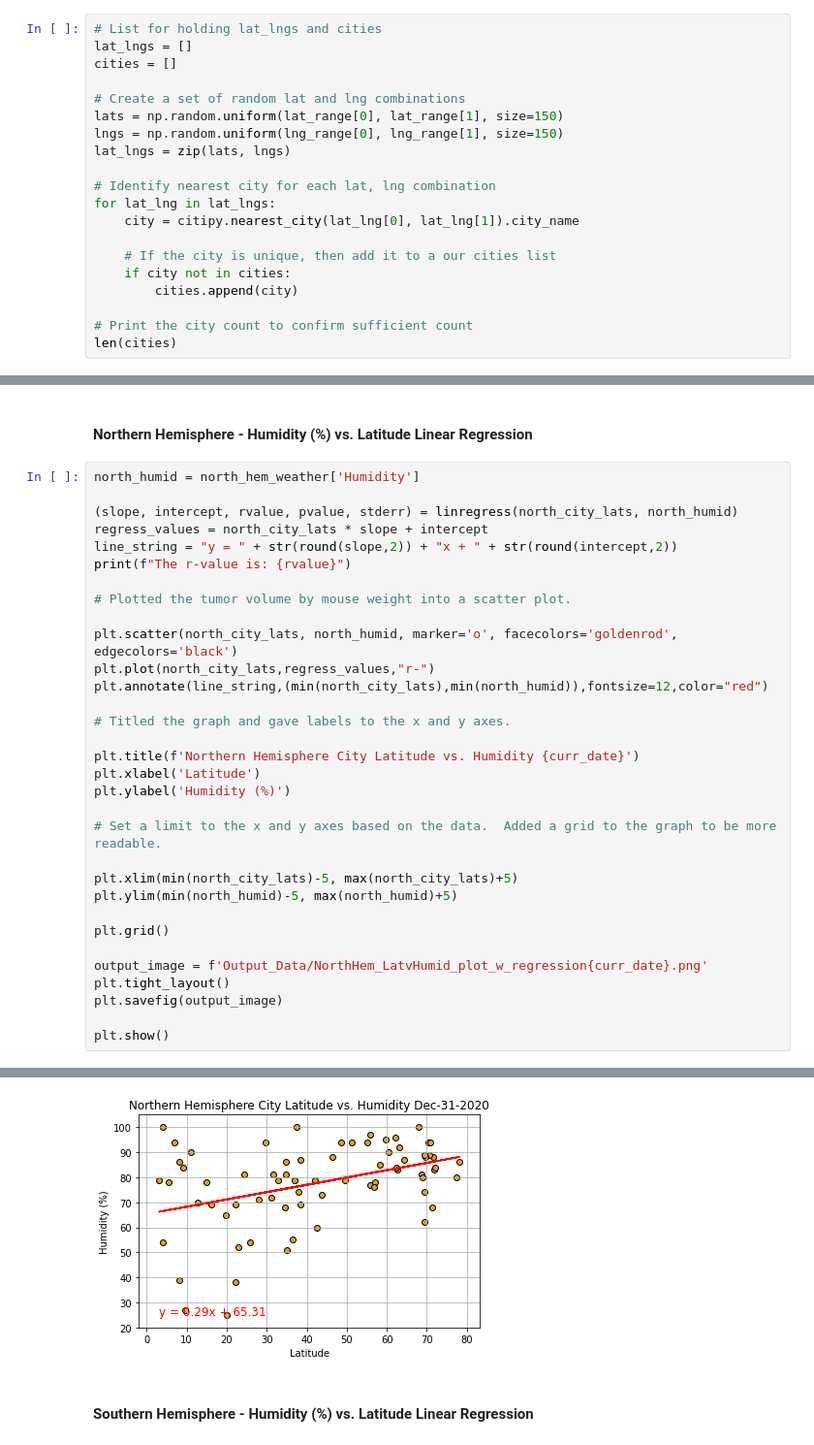
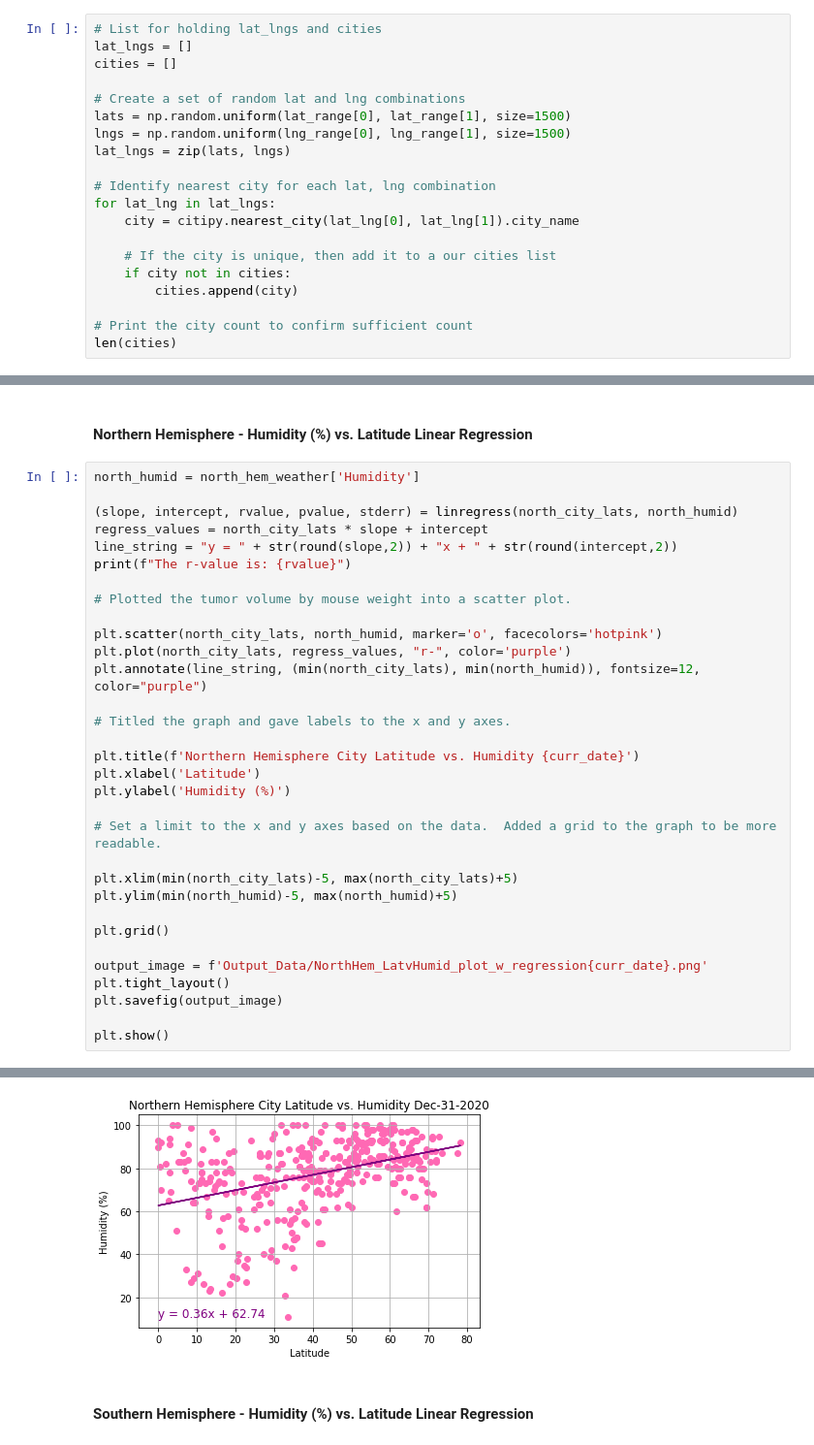
Before and after one commit to pspitzer86/Python-API-Challenge, a Jupyter notebook: WeatherPy/WeatherPy.ipynb, the cells around one changed output, grey strips where cells are left out. Shown at 97% size. Cells and saved outputs as stored; diff of their text form.

Commit message:
adjusted colors for all plots

```diff
--- a/WeatherPy/WeatherPy.ipynb
+++ b/WeatherPy/WeatherPy.ipynb
@@ -37,8 +37,8 @@ lat_lngs = []
 cities = []
 
 # Create a set of random lat and lng combinations
-lats = np.random.uniform(lat_range[0], lat_range[1], size=150)
-lngs = np.random.uniform(lng_range[0], lng_range[1], size=150)
+lats = np.random.uniform(lat_range[0], lat_range[1], size=1500)
+lngs = np.random.uniform(lng_range[0], lng_range[1], size=1500)
 lat_lngs = zip(lats, lngs)
 
 # Identify nearest city for each lat, lng combination
@@ -422,9 +415,9 @@ print(f"The r-value is: {rvalue}")
 
 # Plotted the tumor volume by mouse weight into a scatter plot.
 
-plt.scatter(north_city_lats, north_humid, marker='o', facecolors='goldenrod', edgecolors='black')
-plt.plot(north_city_lats,regress_values,"r-")
-plt.annotate(line_string,(min(north_city_lats),min(north_humid)),fontsize=12,color="red")
+plt.scatter(north_city_lats, north_humid, marker='o', facecolors='hotpink')
+plt.plot(north_city_lats, regress_values, "r-", color='purple')
+plt.annotate(line_string, (min(north_city_lats), min(north_humid)), fontsize=12, color="purple")
 
 # Titled the graph and gave labels to the x and y axes.
 
@@ -449,4 +442,4 @@ The r-value is: 0.40473819803887984
-[figure, old version]
+[figure, new version]
 # %% [markdown]
 ####  Southern Hemisphere - Humidity (%) vs. Latitude Linear Regression
 # %%
```
Also changed, not shown: parts of 16 cells of this notebook, 14 other files.
